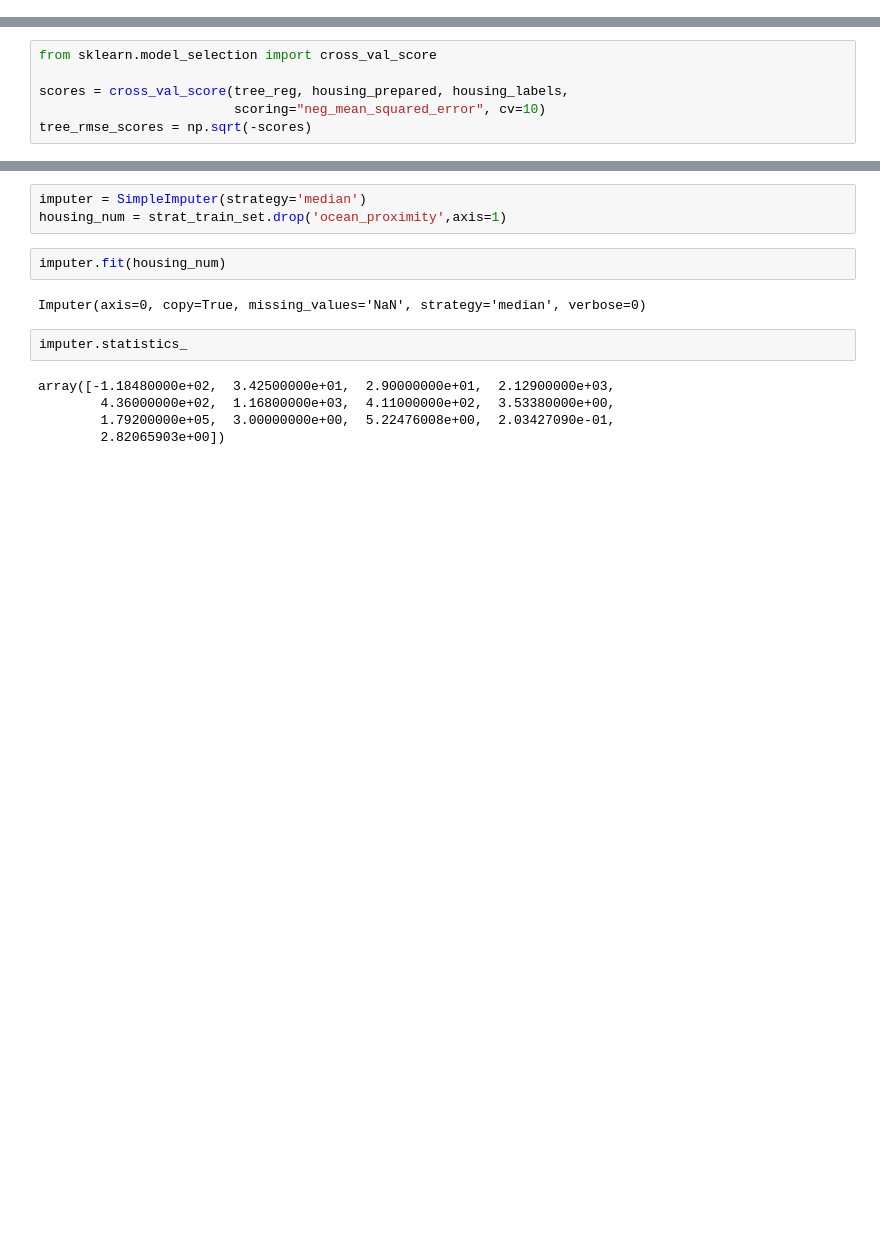
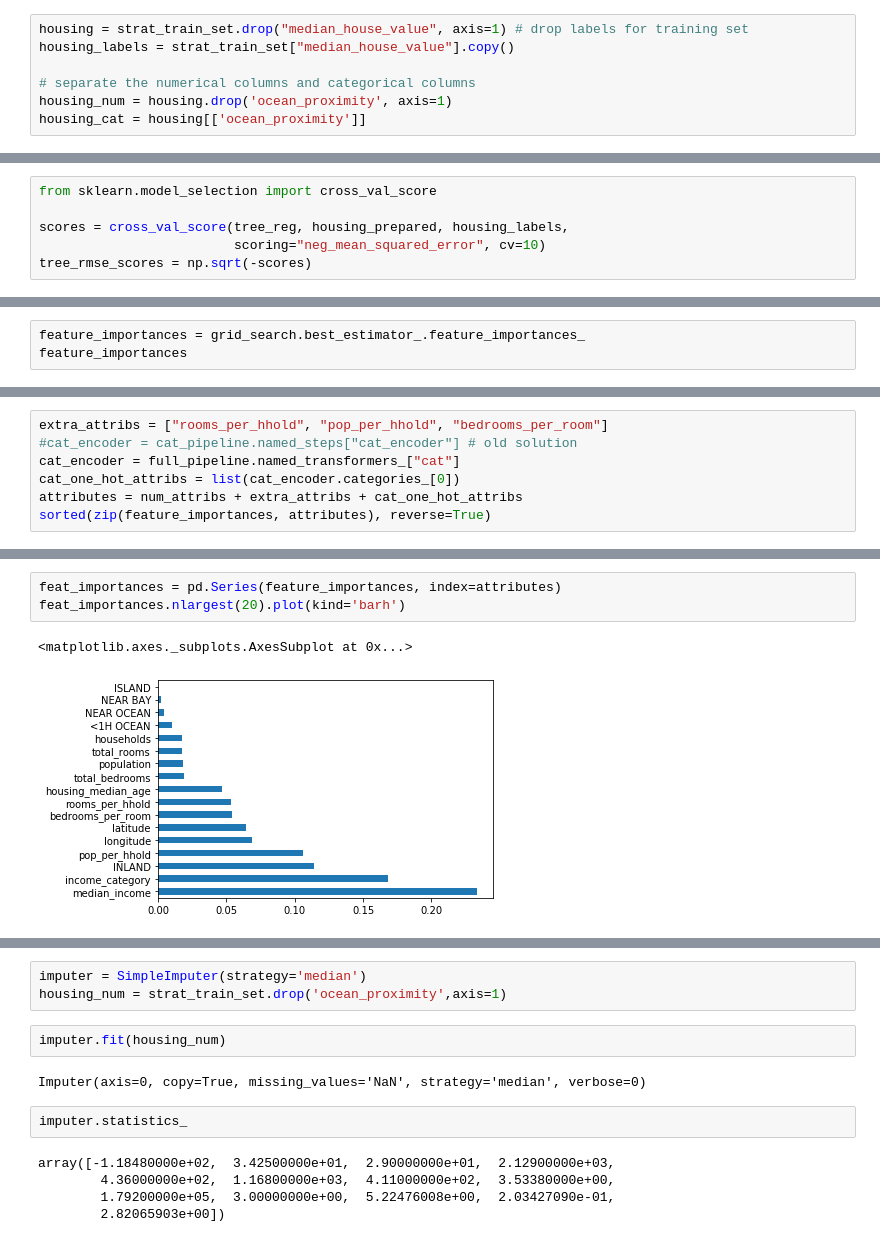
Before and after one commit to KaitaiD/Housing-Price-Prediction, a Jupyter notebook: housing.ipynb, the cells around one changed output, grey strips where cells are left out. Drawn from its saved outputs; the diff is of its cells as text; blank space fills up the shorter version.

```diff
--- a/housing.ipynb
+++ b/housing.ipynb
@@ -229,0 +362,7 @@ housing_cat = housing[['ocean_proximity']]
+# %%
+housing = strat_train_set.drop("median_house_value", axis=1) # drop labels for training set
+housing_labels = strat_train_set["median_house_value"].copy()
+
+# separate the numerical columns and categorical columns
+housing_num = housing.drop('ocean_proximity', axis=1)
+housing_cat = housing[['ocean_proximity']]
@@ -343,0 +631,3 @@ grid_search.best_estimator_
+# %%
+feature_importances = grid_search.best_estimator_.feature_importances_
+feature_importances
@@ -343,0 +639,7 @@ grid_search.best_estimator_
+# %%
+extra_attribs = ["rooms_per_hhold", "pop_per_hhold", "bedrooms_per_room"]
+#cat_encoder = cat_pipeline.named_steps["cat_encoder"] # old solution
+cat_encoder = full_pipeline.named_transformers_["cat"]
+cat_one_hot_attribs = list(cat_encoder.categories_[0])
+attributes = num_attribs + extra_attribs + cat_one_hot_attribs
+sorted(zip(feature_importances, attributes), reverse=True)
@@ -343,0 +664,6 @@ grid_search.best_estimator_
+# %%
+feat_importances = pd.Series(feature_importances, index=attributes)
+feat_importances.nlargest(20).plot(kind='barh')
+# %% [output]
+<matplotlib.axes._subplots.AxesSubplot at 0x...>
+[figure, added]
```
Also changed, not shown: parts of 38 cells of this notebook.
